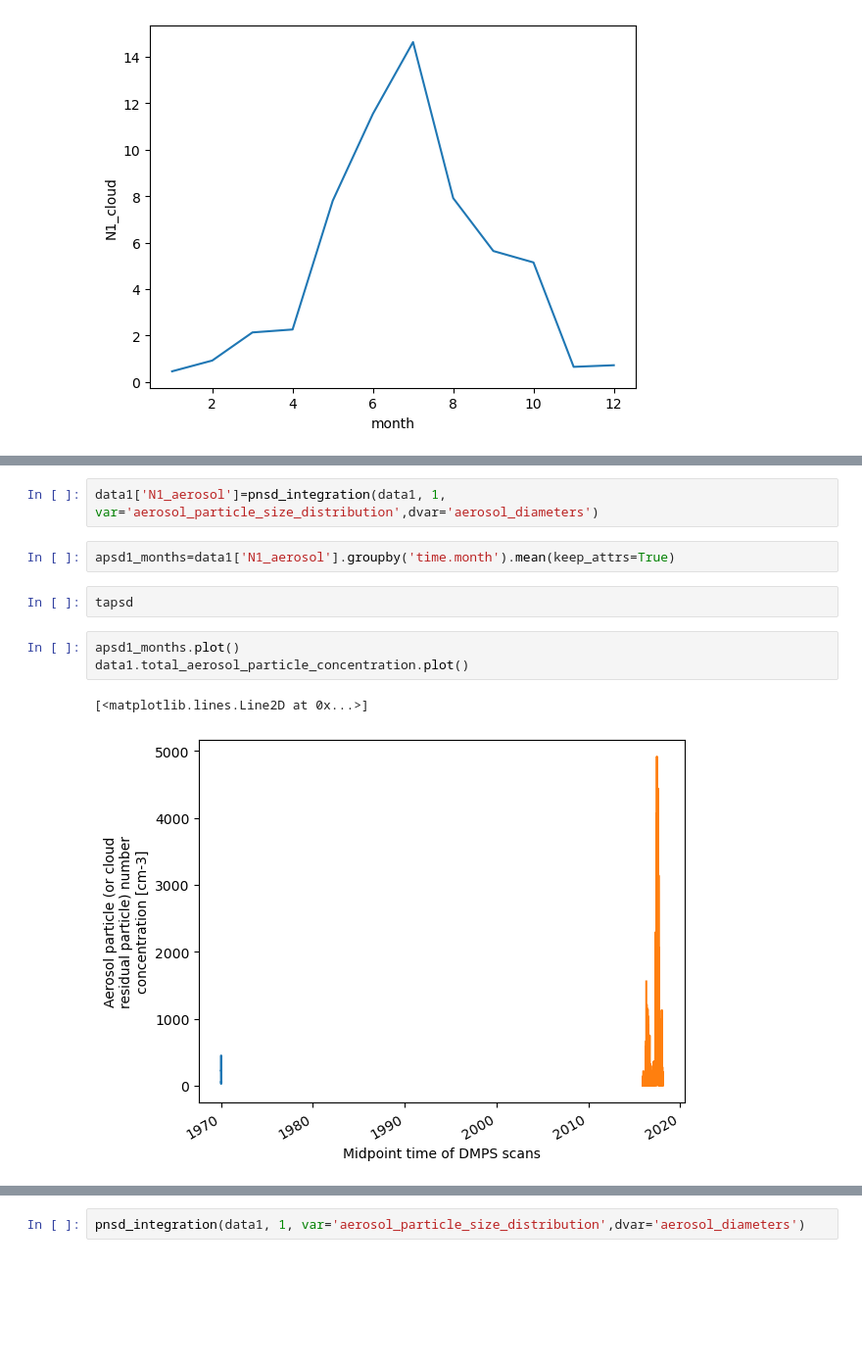
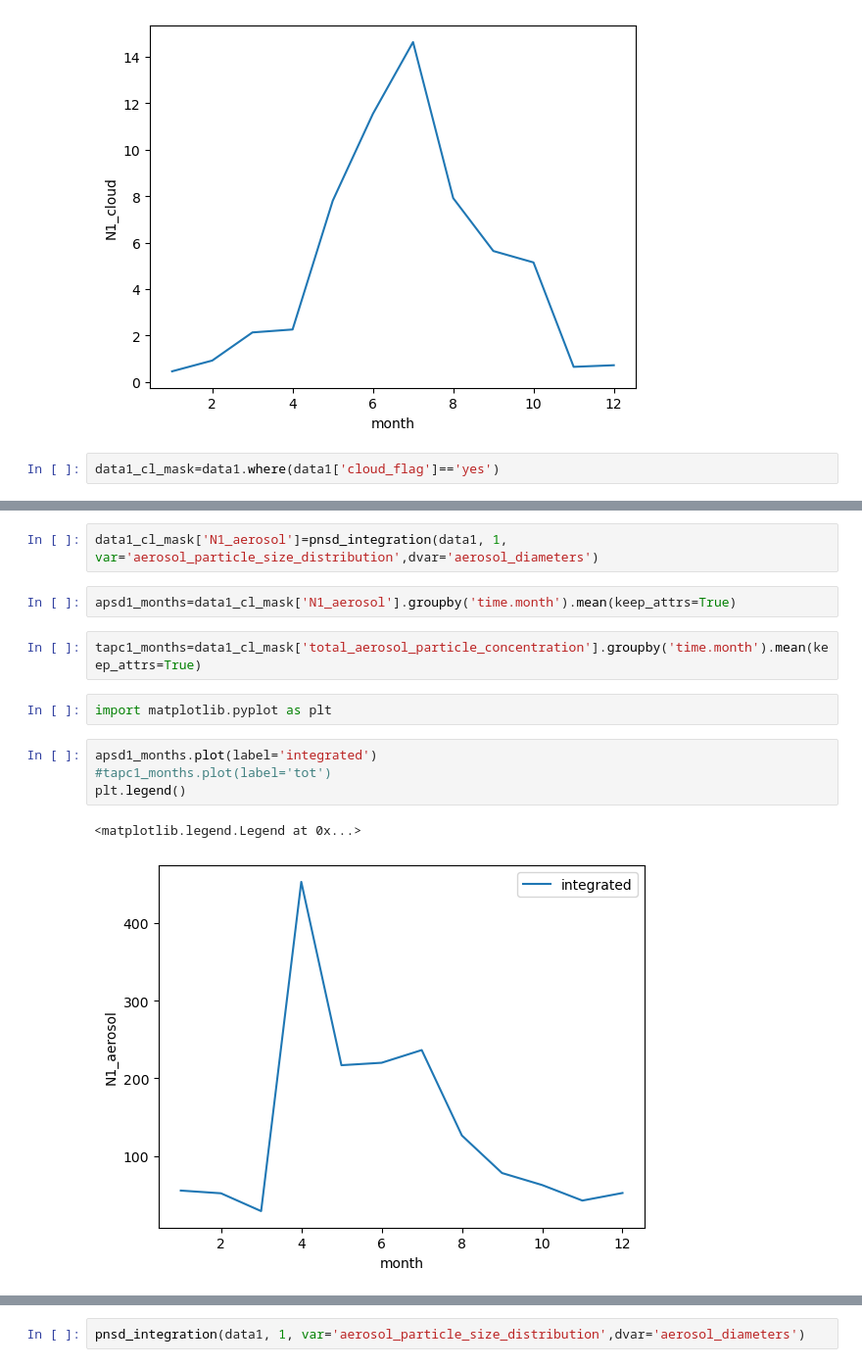
Before and after one commit to eScience-course/-Tjaernoe2022-group1, a Jupyter notebook: notebooks/Ingvild/Getting_started.ipynb, the cells around one changed output, grey strips where cells are left out. Shown at 98% size. Cells and saved outputs as stored; diff of their text form; blank space fills up the shorter version.

Commit message:
Tried to make cloud mask, but values still don't match

```diff
--- a/notebooks/Ingvild/Getting_started.ipynb
+++ b/notebooks/Ingvild/Getting_started.ipynb
@@ -87,3 +109,5 @@ cpsd1_months.plot()
 # %% [output]
 [<matplotlib.lines.Line2D at 0x...>]
 [figure]
+# %%
+data1_cl_mask=data1.where(data1['cloud_flag']=='yes')
@@ -90,13 +139,16 @@ cpsd1_months.plot()
 # %%
-data1['N1_aerosol']=pnsd_integration(data1, 1, var='aerosol_particle_size_distribution',dvar='aerosol_diameters')
+data1_cl_mask['N1_aerosol']=pnsd_integration(data1, 1, var='aerosol_particle_size_distribution',dvar='aerosol_diameters')
 # %%
-apsd1_months=data1['N1_aerosol'].groupby('time.month').mean(keep_attrs=True)
+apsd1_months=data1_cl_mask['N1_aerosol'].groupby('time.month').mean(keep_attrs=True)
 # %%
-tapsd
+tapc1_months=data1_cl_mask['total_aerosol_particle_concentration'].groupby('time.month').mean(keep_attrs=True)
+# %%
+import matplotlib.pyplot as plt
 # %%
-apsd1_months.plot()
-data1.total_aerosol_particle_concentration.plot()
+apsd1_months.plot(label='integrated')
+#tapc1_months.plot(label='tot')
+plt.legend()
 # %% [output]
-[<matplotlib.lines.Line2D at 0x...>]
+<matplotlib.legend.Legend at 0x...>
-[figure, old version]
+[figure, new version]
 # %%
```
Also changed, not shown: parts of 5 cells of this notebook.
